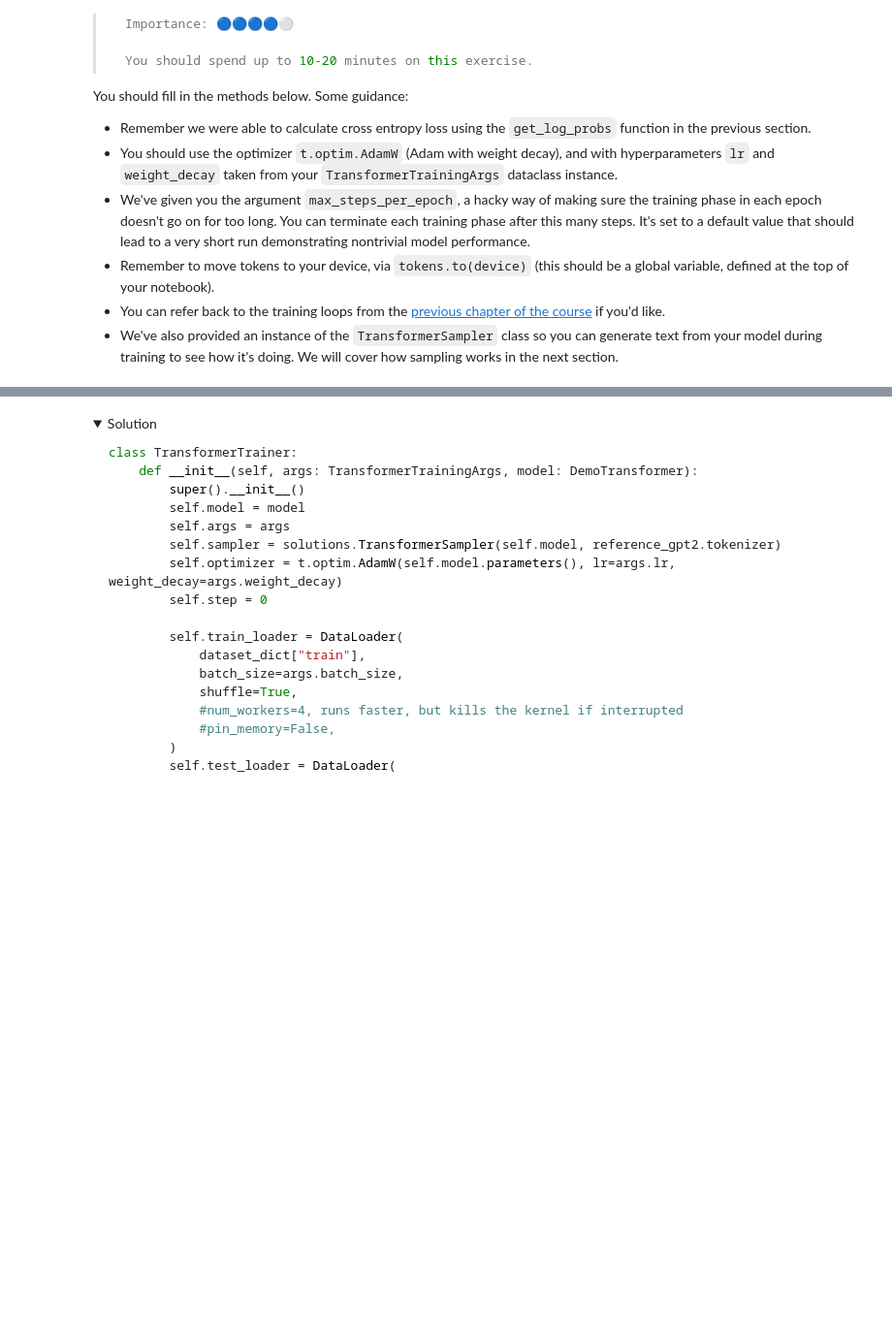
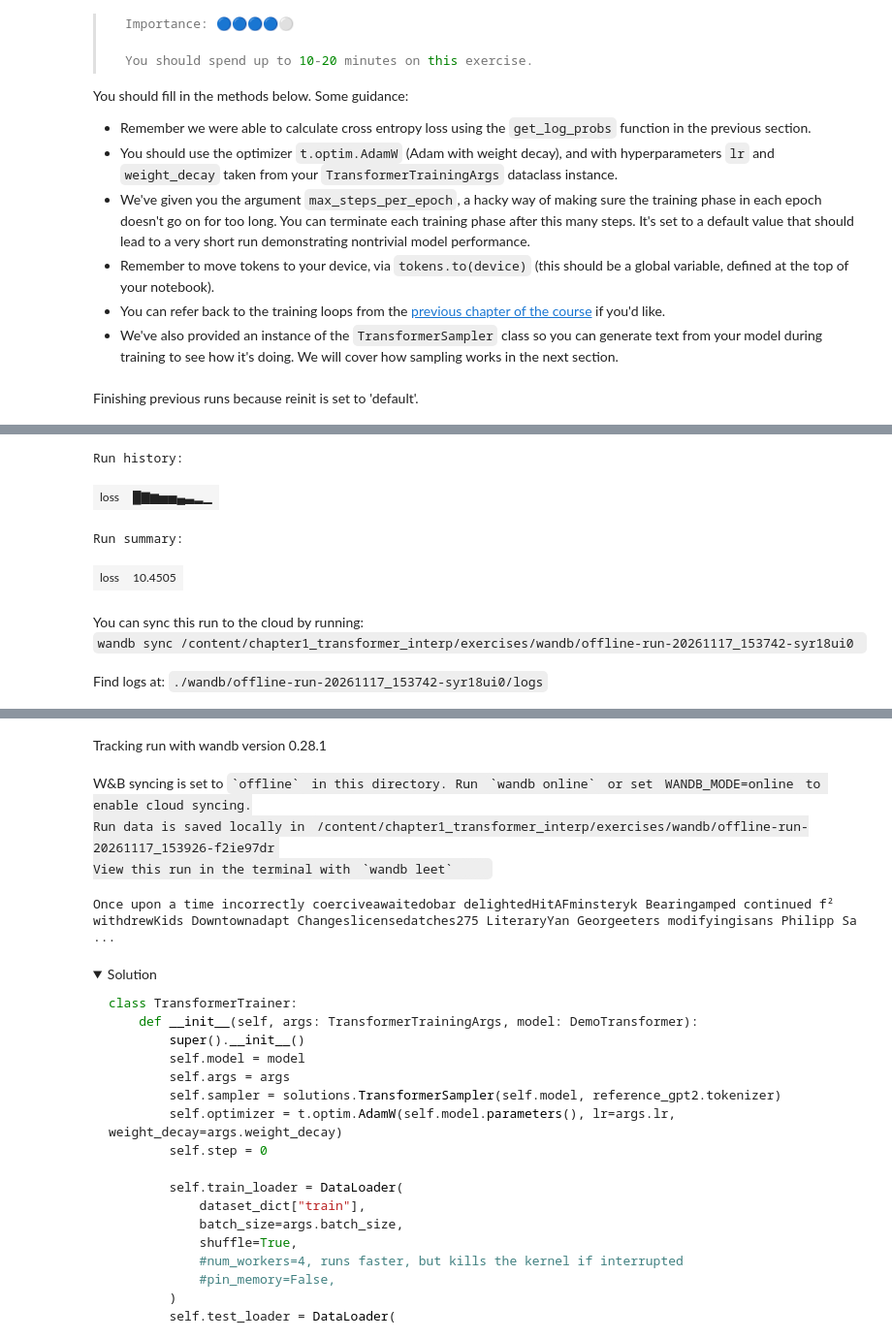
Before and after one commit to T-McLeod/ARENA_Course, a Jupyter notebook: chapter1_transformer_interp/exercises/part1_transformer_from_scratch/1.1_Transformer_from_Scratch_exercises.ipynb, the cells around one changed output, grey strips where cells are left out. Shown at 97% size. Cells and saved outputs as stored; diff of their text form; code cells hidden in the pictures; folded sections open; blank space fills up the shorter version.

```diff
--- a/chapter1_transformer_interp/exercises/part1_transformer_from_scratch/1.1_Transformer_from_Scratch_exercises.ipynb
+++ b/chapter1_transformer_interp/exercises/part1_transformer_from_scratch/1.1_Transformer_from_Scratch_exercises.ipynb
@@ -1549,7 +1559,9 @@ class TransformerBlock(nn.Module):
         self.mlp = MLP(cfg)
 
     def forward(self, resid_pre: Float[Tensor, "batch position d_model"]) -> Float[Tensor, "batch position d_model"]:
-        raise NotImplementedError()
+        x_1 = self.attn(self.ln1(resid_pre)) + resid_pre
+        return self.mlp(self.ln2(x_1)) + x_1
+
 
 
 tests.rand_float_test(TransformerBlock, [2, 4, 768])
@@ -1604,7 +1625,10 @@ class Unembed(nn.Module):
     def forward(
         self, normalized_resid_final: Float[Tensor, "batch position d_model"]
     ) -> Float[Tensor, "batch position d_vocab"]:
-        raise NotImplementedError()
+        return einops.einsum(
+            normalized_resid_final, self.W_U,
+            "batch position d_model, d_model d_vocab -> batch position d_vocab"
+        ) + self.b_U
 
 
 tests.test_unembed(Unembed)
@@ -1673,7 +1707,16 @@ class DemoTransformer(nn.Module):
         self.unembed = Unembed(cfg)
 
     def forward(self, tokens: Int[Tensor, "batch position"]) -> Float[Tensor, "batch position d_vocab"]:
-        raise NotImplementedError()
+        x = self.embed(tokens) + self.pos_embed(tokens)
+
+        for block in self.blocks:
+          x = block(x)
+
+        embed_final = self.ln_final(x)
+        return self.unembed(embed_final)
+
+
+
 
 
 tests.rand_int_test(DemoTransformer, [2, 4])
@@ -1891,15 +1976,15 @@ class TransformerTrainer:
             dataset_dict["train"],
             batch_size=args.batch_size,
             shuffle=True,
-            #num_workers=4, runs faster, but kills the kernel if interrupted
-            #pin_memory=False,
+            num_workers=4,
+            pin_memory=False,
         )
         self.test_loader = DataLoader(
             dataset_dict["test"],
             batch_size=args.batch_size,
             shuffle=False,
-            #num_workers=4,
-            #pin_memory=False,
+            num_workers=4,
+            pin_memory=False,
         )
 
     def training_step(self, batch: dict[str, Int[Tensor, "batch seq"]]) -> Float[Tensor, ""]:
@@ -1908,7 +1993,16 @@ class TransformerTrainer:
 
         Remember that `batch` is a dictionary with the single key 'tokens'.
         """
-        raise NotImplementedError()
+        tokens = batch['tokens'].to(device)
+        pred_batch = self.model(tokens) # batch position d_vocab
+        loss = -get_log_probs(pred_batch, tokens).mean()
+        loss.backward()
+        self.optimizer.step()
+        self.optimizer.zero_grad()
+        self.step += 1
+
+        wandb.log({"loss": loss}, step=self.step)
+
         return loss
 
     @t.inference_mode()
@@ -1917,11 +2011,20 @@ class TransformerTrainer:
         Evaluate the model on the test set and return the accuracy.
         """
         self.model.eval()
-        #
-        # YOUR CODE HERE - fill in the `evaluate` method
-        #
+
+        total_correct, total_samples = 0, 0
+
+        for batch in tqdm(self.test_loader, desc="Evaluating"):
+          tokens = batch['tokens'].to(device)
+          logits = self.model(tokens)[:, :-1]
+          pred = logits.max(dim=-1)
+          actual = tokens[:, 1:]
+
+          total_correct += (pred == actual).sum().item()
+          total_samples += tokens.size(0) * (tokens.size(1) - 1)
+
         self.model.train()
-        return accuracy
+        return total_correct / total_samples
 
     def train(self):
         """
@@ -1953,3 +2056,5 @@ model = DemoTransformer(model_cfg).to(device)
 args = TransformerTrainingArgs()
 trainer = TransformerTrainer(args, model)
 trainer.train()
+# %% [output]
+Finishing previous runs because reinit is set to 'default'.
@@ -1955,0 +2062,7 @@ trainer.train()
+Run history:
+| loss | █▇▆▅▅▄▃▂▁ |
+Run summary:
+| loss | 10.4505 |
+You can sync this run to the cloud by running:
+wandb sync /content/chapter1_transformer_interp/exercises/wandb/offline-run-20261117_153742-syr18ui0
+Find logs at: ./wandb/offline-run-20261117_153742-syr18ui0/logs
@@ -1956,3 +2070,8 @@ trainer.train()
+Tracking run with wandb version 0.28.1
+W&B syncing is set to `offline` in this directory. Run `wandb online` or set WANDB_MODE=online to enable cloud syncing.
+Run data is saved locally in /content/chapter1_transformer_interp/exercises/wandb/offline-run-20261117_153926-f2ie97dr
+View this run in the terminal with `wandb leet`
+Once upon a time incorrectly coerciveawaitedobar delightedHitAFminsteryk Bearingamped continued f² withdrewKids Downtownadapt Changeslicensedatches275 LiteraryYan Georgeeters modifyingisans Philipp Sa ...
 # %% [markdown]
 <details><summary>Solution</summary>
 
```
Also changed, not shown: parts of 14 cells of this notebook.
